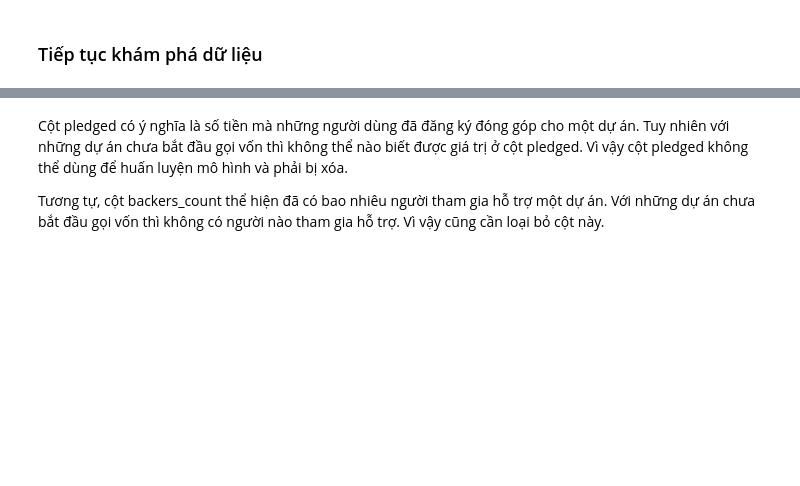
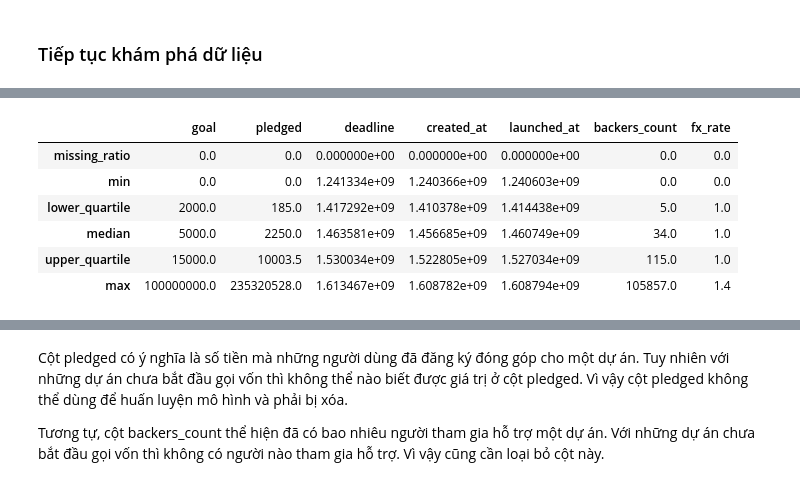
Before and after one commit to XQuyTran/DataScience_Project_HCMUS, a Jupyter notebook: work/18120231_18120544.ipynb, the cells around one changed output, grey strips where cells are left out. Cells and saved outputs as stored; diff of their text form; code cells hidden in the pictures; blank space fills up the shorter version.

```diff
--- a/work/18120231_18120544.ipynb
+++ b/work/18120231_18120544.ipynb
@@ -279,0 +425,19 @@ preprocess_df.dtypes
+# %%
+num_cols_df = train_X_df.select_dtypes(exclude='object')
+def missing_ratio(s):
+    return s.isna().mean() * 100
+def median(df):
+    return df.quantile(0.5)
+def lower_quartile(df):
+    return df.quantile(0.25)
+def upper_quartile(df):
+    return df.quantile(0.75)
+num_cols_df.agg([missing_ratio, min, lower_quartile, median, upper_quartile, max]).round(1)
+# %% [output]
+|  | goal | pledged | deadline | created_at | launched_at | backers_count | fx_rate |
+| missing_ratio | 0.0 | 0.0 | 0.000000e+00 | 0.000000e+00 | 0.000000e+00 | 0.0 | 0.0 |
+| min | 0.0 | 0.0 | 1.241334e+09 | 1.240366e+09 | 1.240603e+09 | 0.0 | 0.0 |
+| lower_quartile | 2000.0 | 185.0 | 1.417292e+09 | 1.410378e+09 | 1.414438e+09 | 5.0 | 1.0 |
+| median | 5000.0 | 2250.0 | 1.463581e+09 | 1.456685e+09 | 1.460749e+09 | 34.0 | 1.0 |
+| upper_quartile | 15000.0 | 10003.5 | 1.530034e+09 | 1.522805e+09 | 1.527034e+09 | 115.0 | 1.0 |
+| max | 100000000.0 | 235320528.0 | 1.613467e+09 | 1.608782e+09 | 1.608794e+09 | 105857.0 | 1.4 |
```
Also changed, not shown: parts of 55 cells of this notebook, 1 other file.
